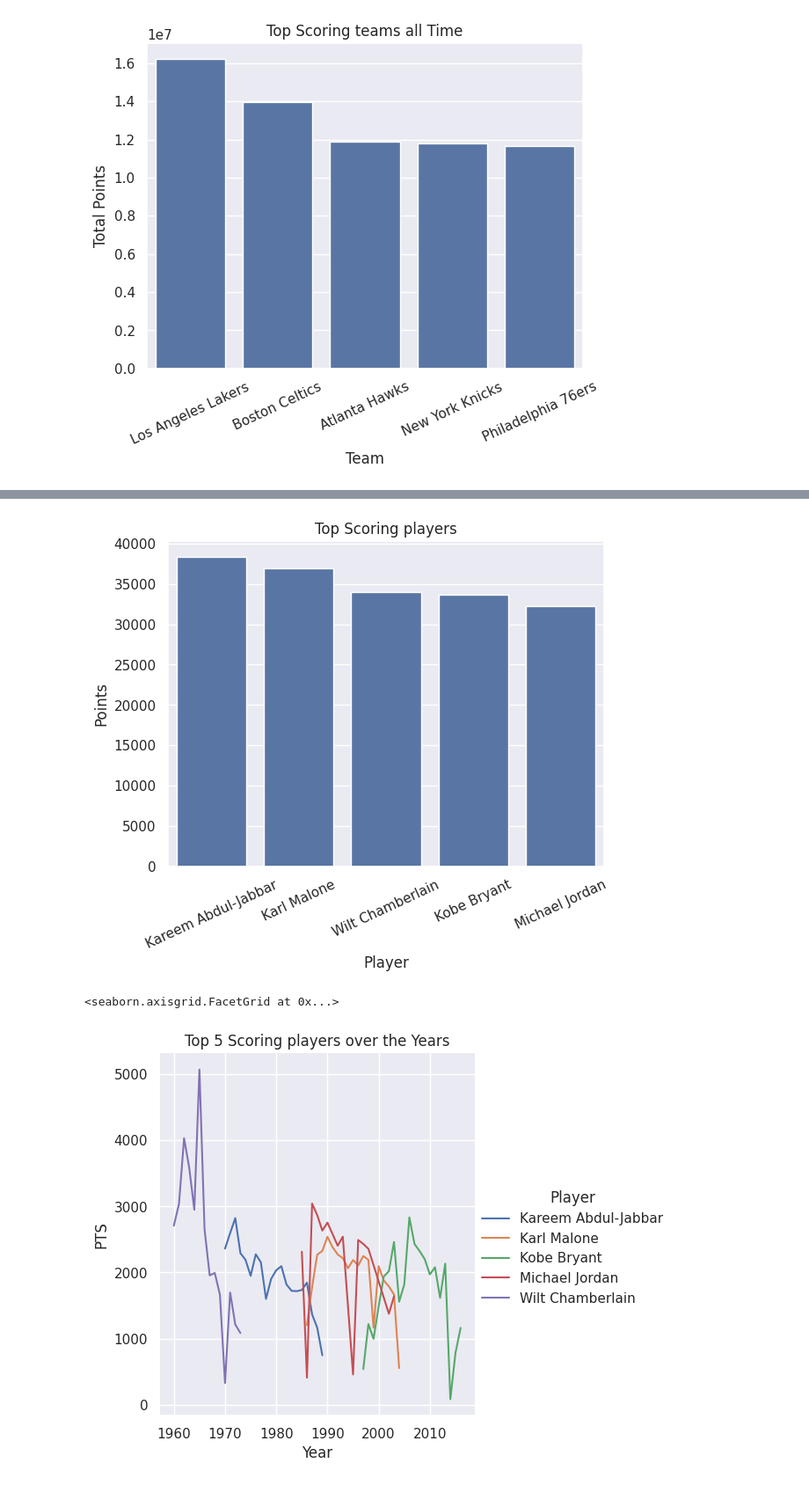
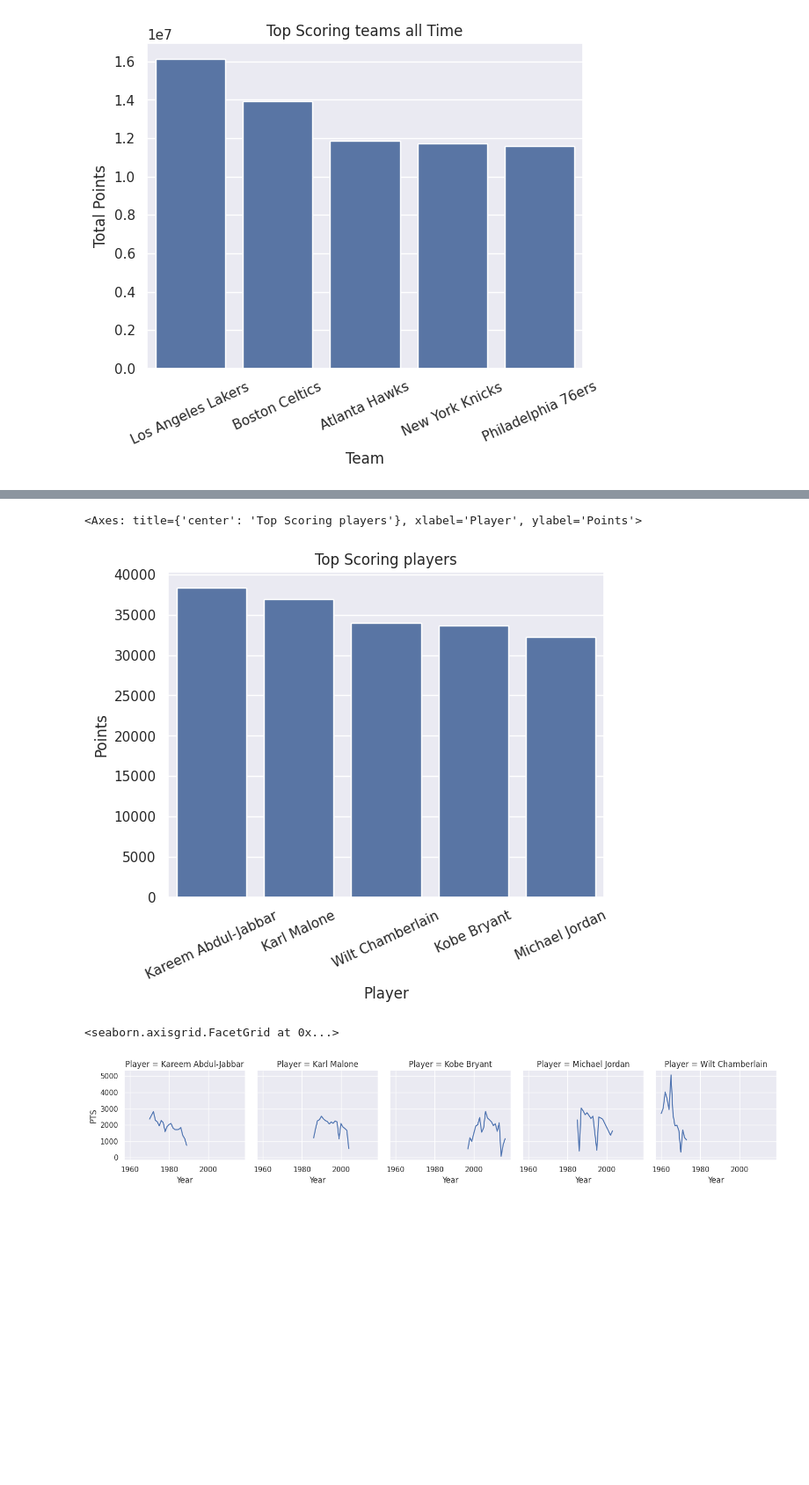
Before and after one commit to SantiagoG14/CSE160-Final-Proj-Basketball, a Jupyter notebook: player-stats.ipynb, the cells around one changed output, grey strips where cells are left out. Shown at 88% size. Drawn from its saved outputs; the diff is of its cells as text; code cells hidden in the pictures; blank space fills up the shorter version.

Commit message:
changes todata over time

```diff
--- a/player-stats.ipynb
+++ b/player-stats.ipynb
@@ -13,6 +13,9 @@ szn_types = pd.read_csv("datasets/szn_types.csv")
 szn_stats = pd.read_csv("datasets/Seasons_Stats.csv")
 # %%
 def clean_name(s: str):
+    """
+    cleans the name of the players, in the szn stats dataset some have a '*' at the end of their name
+    """
     if isinstance(s, str) and s.endswith("*"):
         return s[:-1]
     return s
@@ -87,11 +74,20 @@ def plot_top_scoring_players():
 
 plot_top_scoring_players()
 # %% [output]
+<Axes: title={'center': 'Top Scoring players'}, xlabel='Player', ylabel='Points'>
 [figure]
 # %%
-players_per_year = szn_stats[szn_stats["Player"].isin(top_players)].groupby(["Player", "Year"]).sum().reset_index()
-plot = sns.relplot(data=players_per_year, x="Year", y="PTS", hue="Player", kind="line")
-plot.set(title="Top 5 Scoring players over the Years")
+def plot_top_scoring_players_over_time():
+
+    players_per_year = szn_stats[szn_stats["Player"].isin(top_players)].groupby(["Player", "Year"]).sum().reset_index()
+    g = sns.FacetGrid(players_per_year, col="Player", sharex=False col_wrap=3)
+    g.map(sns.lineplot, "Year", "PTS", )
+    return g
+    # plot = sns.relplot(data=players_per_year, x="Year", y="PTS", hue="Player", kind="line")
+    # plot.set(title="Top 5 Scoring players over the Years")
+    # return plot
+
+plot_top_scoring_players_over_time()
 # %% [output]
 <seaborn.axisgrid.FacetGrid at 0x...>
-[figure, old version]
+[figure, new version]
```
Also changed, not shown: parts of 6 cells of this notebook.
